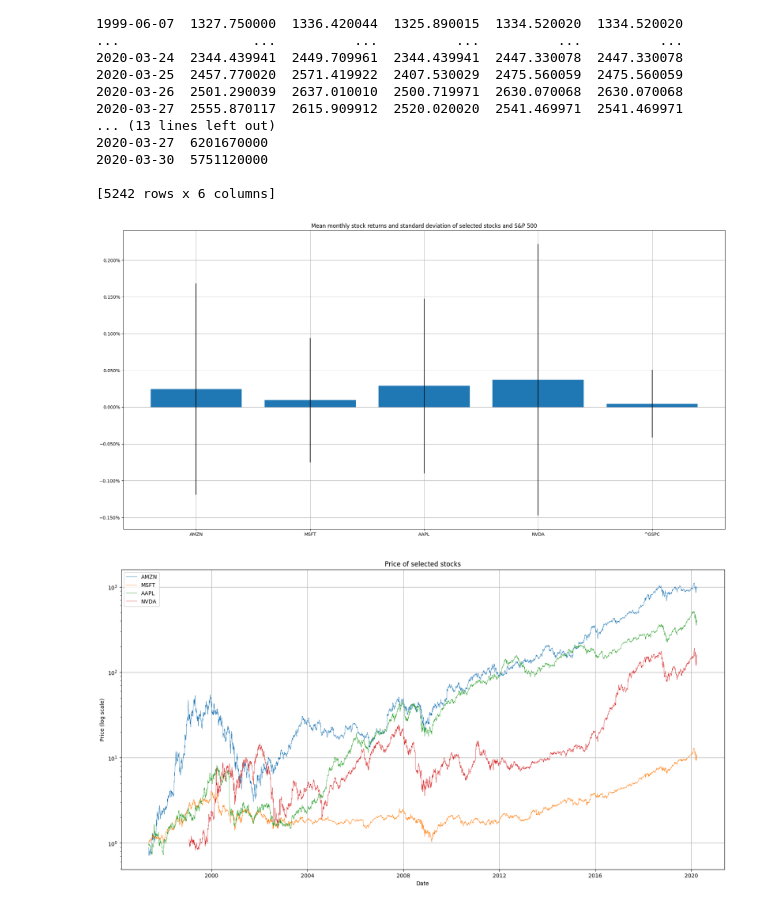
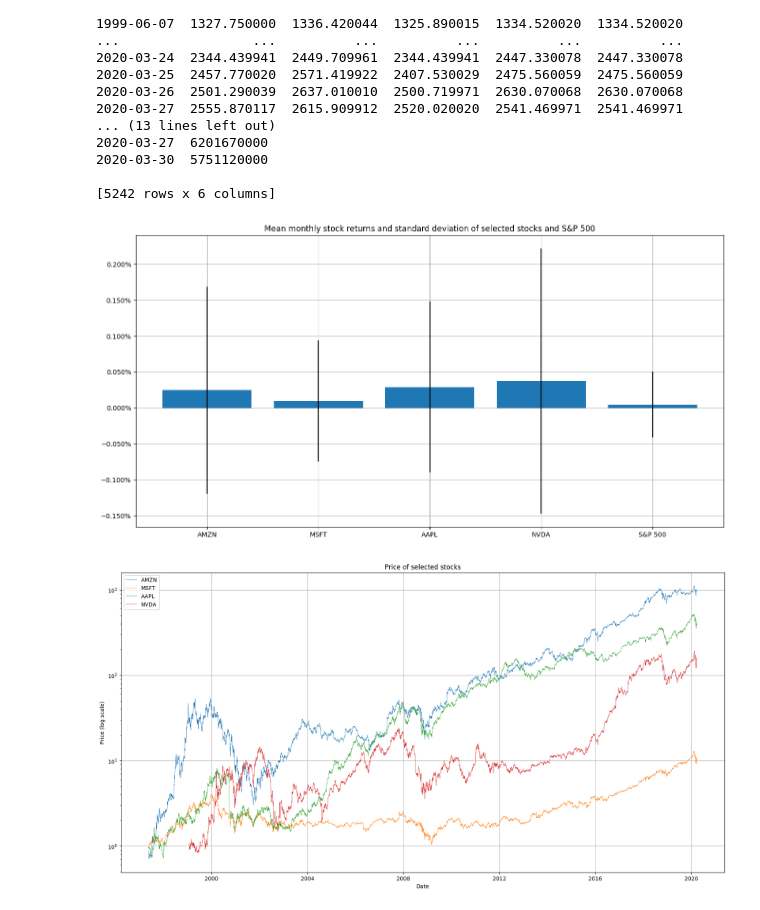
Before and after one commit to AR621/PCS-Reinforcement-Learning-for-Portfolio-Optimization, a Jupyter notebook: price_stock_analysis.ipynb, the cells around one changed output. Saved outputs shown, nothing was run; the diff lists cells and outputs as text; code cells hidden in the pictures.

```diff
--- a/price_stock_analysis.ipynb
+++ b/price_stock_analysis.ipynb
@@ -172,17 +172,17 @@ Date
 # %%
 # plot all as bars with error bars
 import matplotlib.pyplot as plt
 import matplotlib.ticker as mtick
-plt.figure(figsize=(24, 12))
-plt.bar(tickers, stocks_mean, yerr=stocks_std, linewidth=0.5)
+plt.figure(figsize=(16, 8))
+plt.bar(tickers[:-1] + ['S&P 500'], stocks_mean, yerr=stocks_std, linewidth=0.5)
 # plt.yticks(np.arange(-.05, .05, 0.002))
 plt.gca().yaxis.set_major_formatter(mtick.PercentFormatter())
 # make the scale display percents
 plt.title('Mean monthly stock returns and standard deviation of selected stocks and S&P 500')
 plt.grid()
 plt.show()
 # %% [output]
-[figure, old version]
+[figure, new version]
 # %%
 stockd_cum_returnSP500 = calculate_daily_cumulative_returns(stockDataSP500)
 stocks_cum_return = [calculate_daily_cumulative_returns(stock) for stock in stocks_return]
```
Also changed, not shown: 4 other files.
